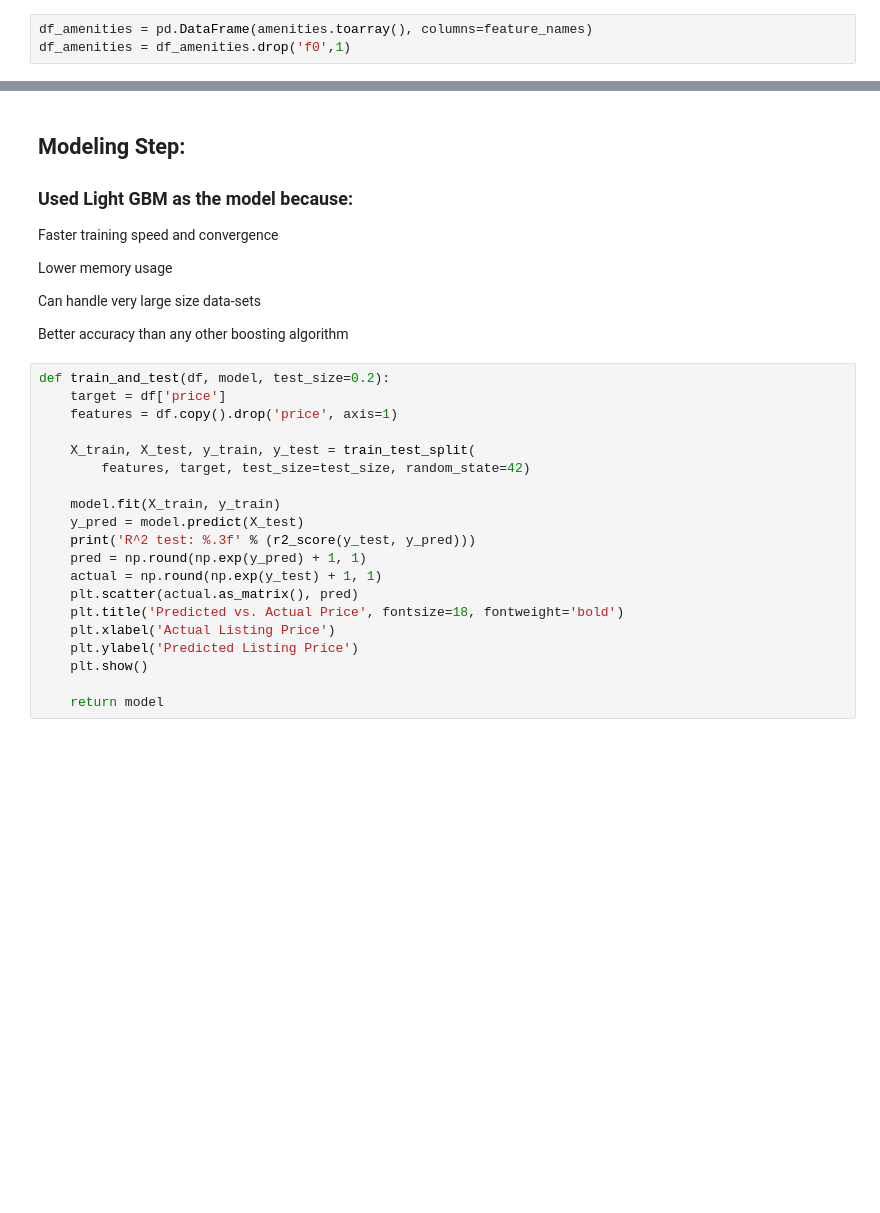
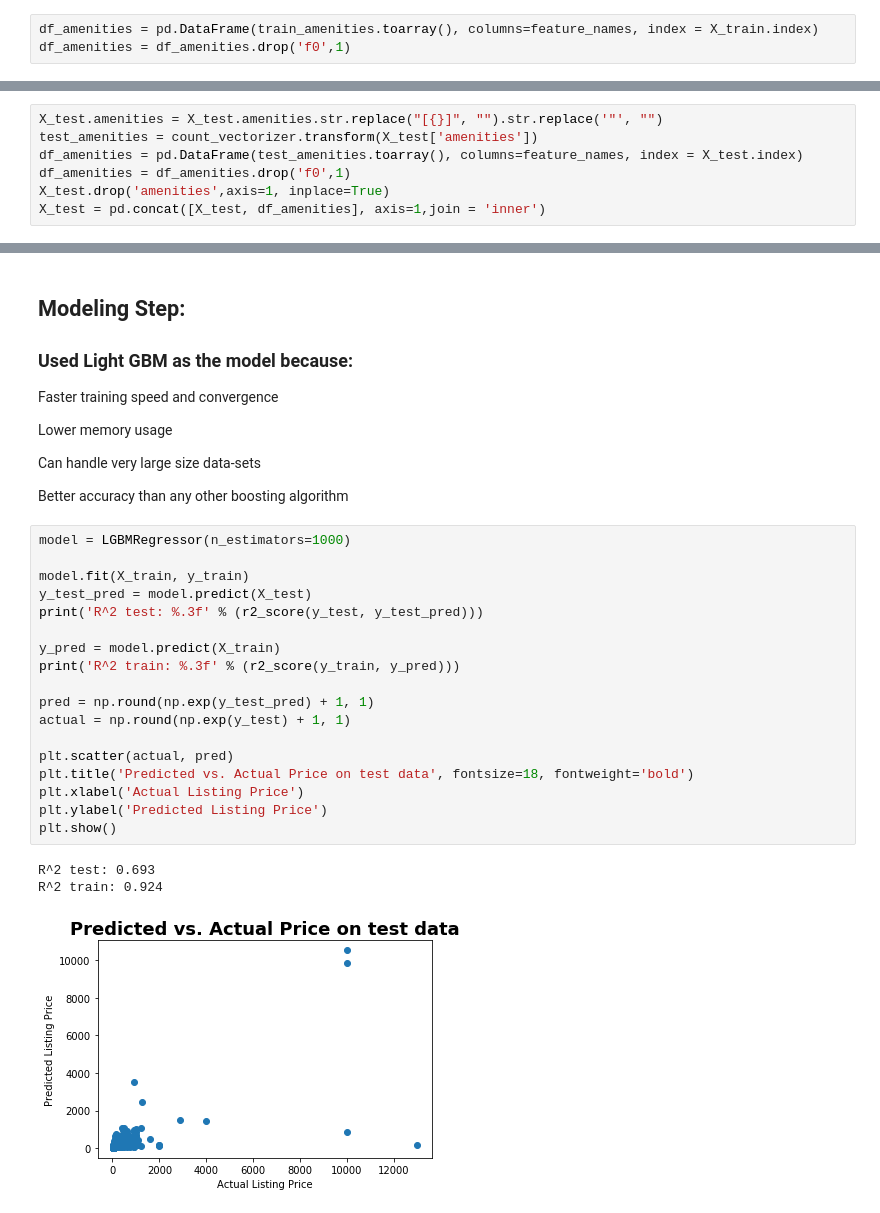
Before and after one commit to samsachdeva183/airbnb, a Jupyter notebook: notebook.ipynb, the cells around one changed output, grey strips where cells are left out. Saved outputs shown, nothing was run; the diff lists cells and outputs as text; blank space fills up the shorter version.

```diff
--- a/notebook.ipynb
+++ b/notebook.ipynb
@@ -433,5 +541,5 @@ feature_names = []
 for i, f in enumerate(count_vectorizer.get_feature_names()):
     feature_names.append('f'+str(i))
 # %%
-df_amenities = pd.DataFrame(amenities.toarray(), columns=feature_names)
+df_amenities = pd.DataFrame(train_amenities.toarray(), columns=feature_names, index = X_train.index)
 df_amenities = df_amenities.drop('f0',1)
@@ -458,0 +558,7 @@ listing_data.describe()
+# %%
+X_test.amenities = X_test.amenities.str.replace("[{}]", "").str.replace('"', "")
+test_amenities = count_vectorizer.transform(X_test['amenities'])
+df_amenities = pd.DataFrame(test_amenities.toarray(), columns=feature_names, index = X_test.index)
+df_amenities = df_amenities.drop('f0',1)
+X_test.drop('amenities',axis=1, inplace=True)
+X_test = pd.concat([X_test, df_amenities], axis=1,join = 'inner')
@@ -469,23 +579,25 @@ Can handle very large size data-sets
 
 Better accuracy than any other boosting algorithm
 # %%
-def train_and_test(df, model, test_size=0.2):
-    target = df['price']
-    features = df.copy().drop('price', axis=1)
+model = LGBMRegressor(n_estimators=1000)
 
-    X_train, X_test, y_train, y_test = train_test_split(
-        features, target, test_size=test_size, random_state=42)
+model.fit(X_train, y_train)
+y_test_pred = model.predict(X_test)
+print('R^2 test: %.3f' % (r2_score(y_test, y_test_pred)))
 
-    model.fit(X_train, y_train)
-    y_pred = model.predict(X_test)
-    print('R^2 test: %.3f' % (r2_score(y_test, y_pred)))
-    pred = np.round(np.exp(y_pred) + 1, 1)
-    actual = np.round(np.exp(y_test) + 1, 1)
-    plt.scatter(actual.as_matrix(), pred)
-    plt.title('Predicted vs. Actual Price', fontsize=18, fontweight='bold')
-    plt.xlabel('Actual Listing Price')
-    plt.ylabel('Predicted Listing Price')
-    plt.show()
+y_pred = model.predict(X_train)
+print('R^2 train: %.3f' % (r2_score(y_train, y_pred)))
 
-    return model
+pred = np.round(np.exp(y_test_pred) + 1, 1)
+actual = np.round(np.exp(y_test) + 1, 1)
+
+plt.scatter(actual, pred)
+plt.title('Predicted vs. Actual Price on test data', fontsize=18, fontweight='bold')
+plt.xlabel('Actual Listing Price')
+plt.ylabel('Predicted Listing Price')
+plt.show()
+# %% [output]
+R^2 test: 0.693
+R^2 train: 0.924
+[figure, added]
 # %% [markdown]
```
Also changed, not shown: parts of 67 cells of this notebook, 1 other file.
